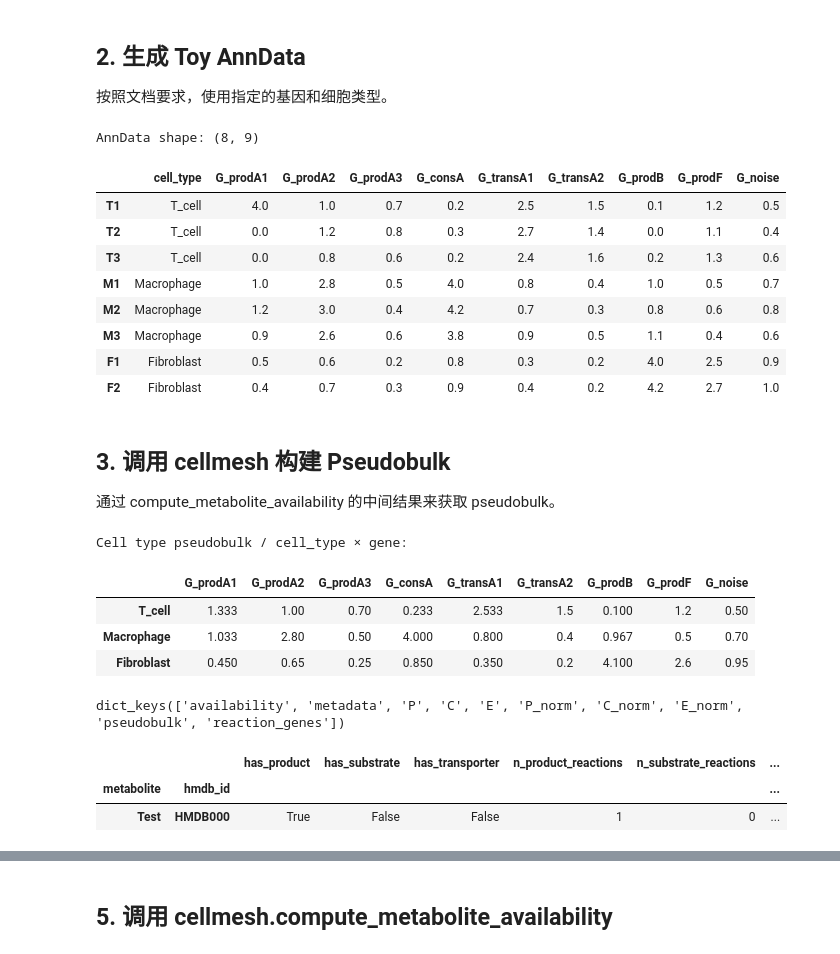
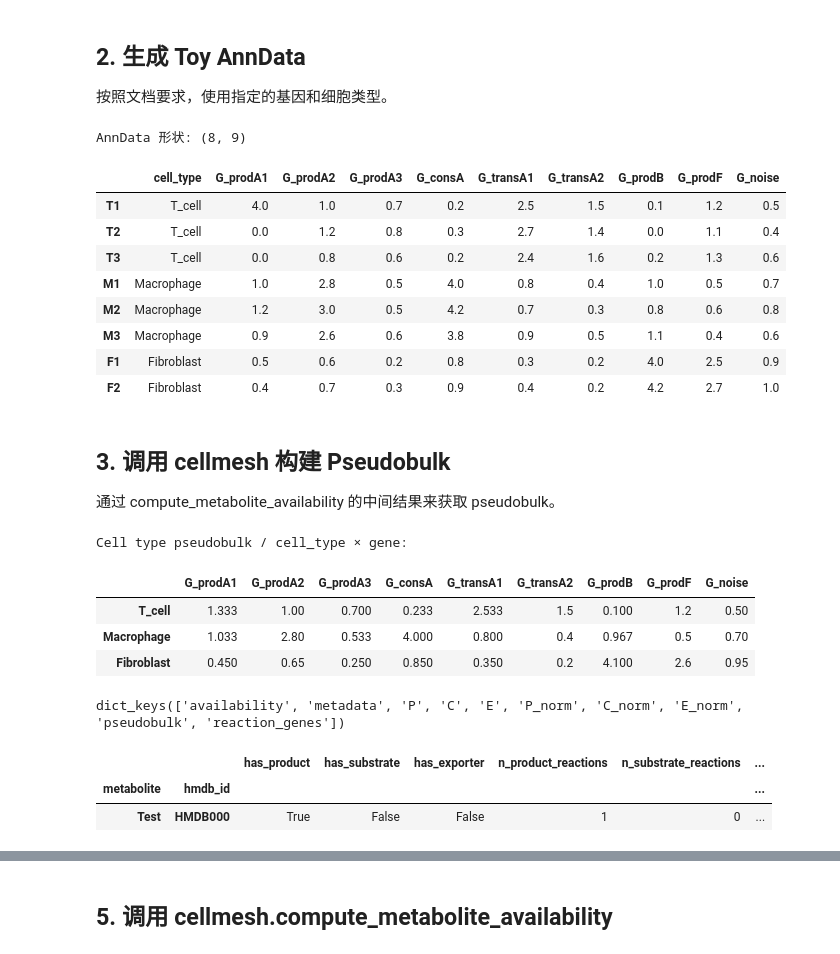
Before and after one commit to libmelo/CellMESH, a Jupyter notebook: examples/test_metabolite_availability_cellmesh.ipynb, the cells around one changed output, grey strips where cells are left out. Cells and saved outputs as stored; diff of their text form; code cells hidden in the pictures.

```diff
--- a/examples/test_metabolite_availability_cellmesh.ipynb
+++ b/examples/test_metabolite_availability_cellmesh.ipynb
@@ -47,13 +47,13 @@ X = np.array([
     [0, 1.2, 0.8, 0.3, 2.7, 1.4, 0.0, 1.1, 0.4],
     [0, 0.8, 0.6, 0.2, 2.4, 1.6, 0.2, 1.3, 0.6],
     [1.0, 2.8, 0.5, 4.0, 0.8, 0.4, 1.0, 0.5, 0.7],
-    [1.2, 3.0, 0.4, 4.2, 0.7, 0.3, 0.8, 0.6, 0.8],
+    [1.2, 3.0, 0.5, 4.2, 0.7, 0.3, 0.8, 0.6, 0.8],
     [0.9, 2.6, 0.6, 3.8, 0.9, 0.5, 1.1, 0.4, 0.6],
     [0.5, 0.6, 0.2, 0.8, 0.3, 0.2, 4.0, 2.5, 0.9],
     [0.4, 0.7, 0.3, 0.9, 0.4, 0.2, 4.2, 2.7, 1.0],
 ], dtype=float)
 # %%
-# 2.3 生成简单的 AnnData（或者用真实的 anndata）
+# 2.3 创建简单的 AnnData 类
 class SimpleAnnData:
     def __init__(self, X, var_names, obs):
         self.X = X
@@ -68,18 +68,18 @@ adata = SimpleAnnData(
 )
 
 # 2.4 展示 cell × gene 表达矩阵
-print("AnnData shape:", adata.X.shape)
+print("AnnData 形状:", adata.X.shape)
 expr_df = pd.DataFrame(adata.X, index=cells, columns=genes)
 expr_df.insert(0, "cell_type", cell_types)
 display(expr_df.round(3))
 # %% [output]
-AnnData shape: (8, 9)
+AnnData 形状: (8, 9)
 |  | cell_type | G_prodA1 | G_prodA2 | G_prodA3 | G_consA | G_transA1 | G_transA2 | G_prodB | G_prodF | G_noise |
 | T1 | T_cell | 4.0 | 1.0 | 0.7 | 0.2 | 2.5 | 1.5 | 0.1 | 1.2 | 0.5 |
 | T2 | T_cell | 0.0 | 1.2 | 0.8 | 0.3 | 2.7 | 1.4 | 0.0 | 1.1 | 0.4 |
 | T3 | T_cell | 0.0 | 0.8 | 0.6 | 0.2 | 2.4 | 1.6 | 0.2 | 1.3 | 0.6 |
 | M1 | Macrophage | 1.0 | 2.8 | 0.5 | 4.0 | 0.8 | 0.4 | 1.0 | 0.5 | 0.7 |
-| M2 | Macrophage | 1.2 | 3.0 | 0.4 | 4.2 | 0.7 | 0.3 | 0.8 | 0.6 | 0.8 |
+| M2 | Macrophage | 1.2 | 3.0 | 0.5 | 4.2 | 0.7 | 0.3 | 0.8 | 0.6 | 0.8 |
 | M3 | Macrophage | 0.9 | 2.6 | 0.6 | 3.8 | 0.9 | 0.5 | 1.1 | 0.4 | 0.6 |
 | F1 | Fibroblast | 0.5 | 0.6 | 0.2 | 0.8 | 0.3 | 0.2 | 4.0 | 2.5 | 0.9 |
 | F2 | Fibroblast | 0.4 | 0.7 | 0.3 | 0.9 | 0.4 | 0.2 | 4.2 | 2.7 | 1.0 |
@@ -90,30 +90,30 @@ AnnData shape: (8, 9)
 # %%
 # 3.1 先生成一个简单的 reaction table 来调用 API
 simple_reaction = pd.DataFrame([
-    {"metabolite": "Test", "HMDB_ID": "HMDB000", "reaction": "R0", "gene": "G_noise", "direction": "product"}
+    {"metabolite": "Test", "hmdb_id": "HMDB000", "reaction": "R0", "gene": "G_noise", "direction": "product"}
 ])
 
 # 3.2 调用 compute_metabolite_availability 获取 pseudobulk
 simple_result = cellmesh.compute_metabolite_availability(
     adata,
     simple_reaction,
     celltype_col="cell_type",
     min_cells=1,
     lower=0,
     upper=100,
     return_intermediates=True
 )
 
 # 3.3 展示 pseudobulk
 print("\nCell type pseudobulk / cell_type × gene:")
 pseudobulk = simple_result['pseudobulk']
 display(pseudobulk.round(3))
 # %% [output]
 Cell type pseudobulk / cell_type × gene:
 |  | G_prodA1 | G_prodA2 | G_prodA3 | G_consA | G_transA1 | G_transA2 | G_prodB | G_prodF | G_noise |
-| T_cell | 1.333 | 1.00 | 0.70 | 0.233 | 2.533 | 1.5 | 0.100 | 1.2 | 0.50 |
-| Macrophage | 1.033 | 2.80 | 0.50 | 4.000 | 0.800 | 0.4 | 0.967 | 0.5 | 0.70 |
-| Fibroblast | 0.450 | 0.65 | 0.25 | 0.850 | 0.350 | 0.2 | 4.100 | 2.6 | 0.95 |
+| T_cell | 1.333 | 1.00 | 0.700 | 0.233 | 2.533 | 1.5 | 0.100 | 1.2 | 0.50 |
+| Macrophage | 1.033 | 2.80 | 0.533 | 4.000 | 0.800 | 0.4 | 0.967 | 0.5 | 0.70 |
+| Fibroblast | 0.450 | 0.65 | 0.250 | 0.850 | 0.350 | 0.2 | 4.100 | 2.6 | 0.95 |
 # %%
 simple_result.keys()
 # %% [output]
@@ -121,7 +121,7 @@ dict_keys(['availability', 'metadata', 'P', 'C', 'E', 'P_norm', 'C_norm', 'E_nor
 # %%
 simple_result['metadata']
 # %% [output]
-|  |  | has_product | has_substrate | has_transporter | n_product_reactions | n_substrate_reactions | ... |
+|  |  | has_product | has_substrate | has_exporter | n_product_reactions | n_substrate_reactions | ... |
 | metabolite | hmdb_id |  |  |  |  |  | ... |
 | Test | HMDB000 | True | False | False | 1 | 0 | ... |
 # %% [markdown]
```
Also changed, not shown: parts of 29 cells of this notebook, 5 other files.
